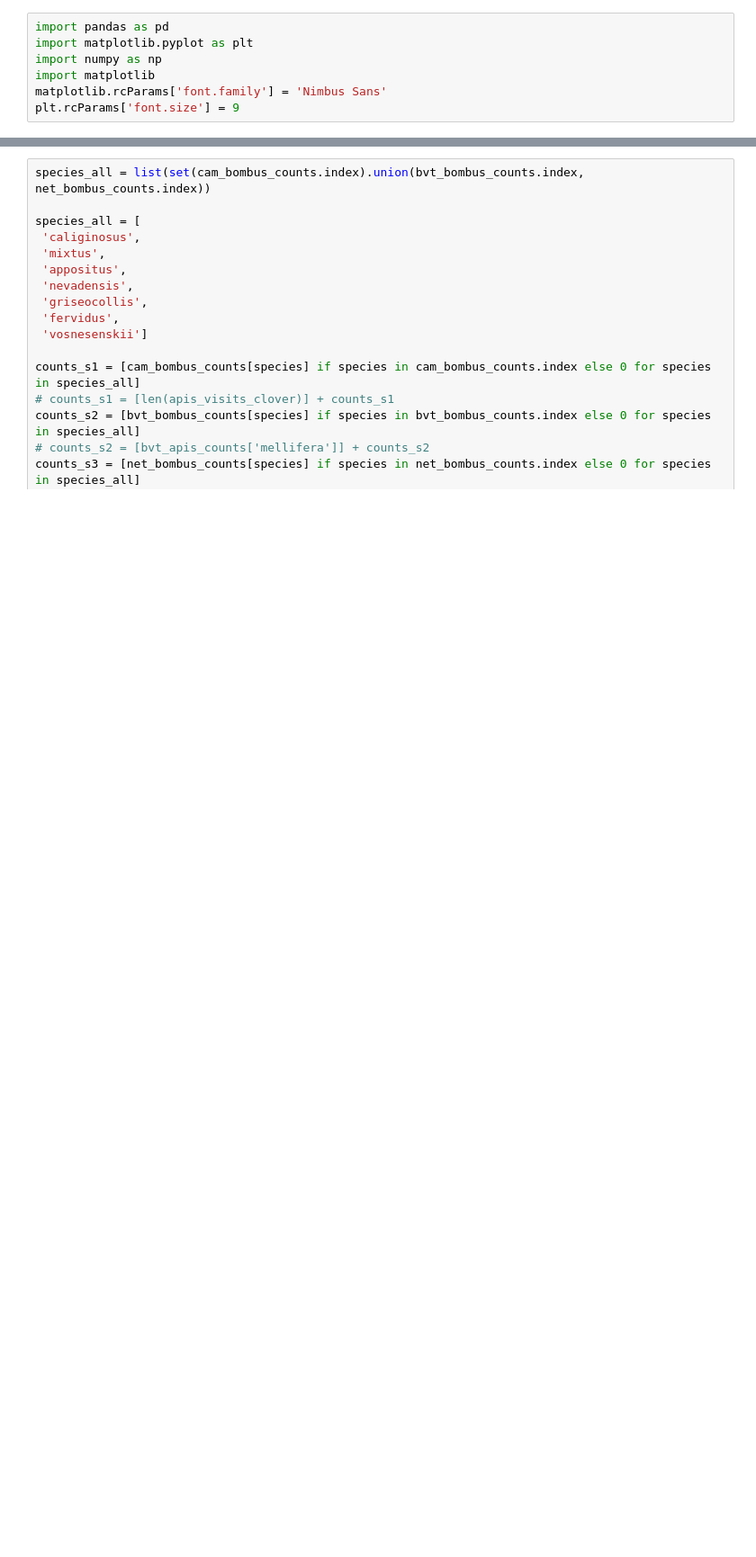
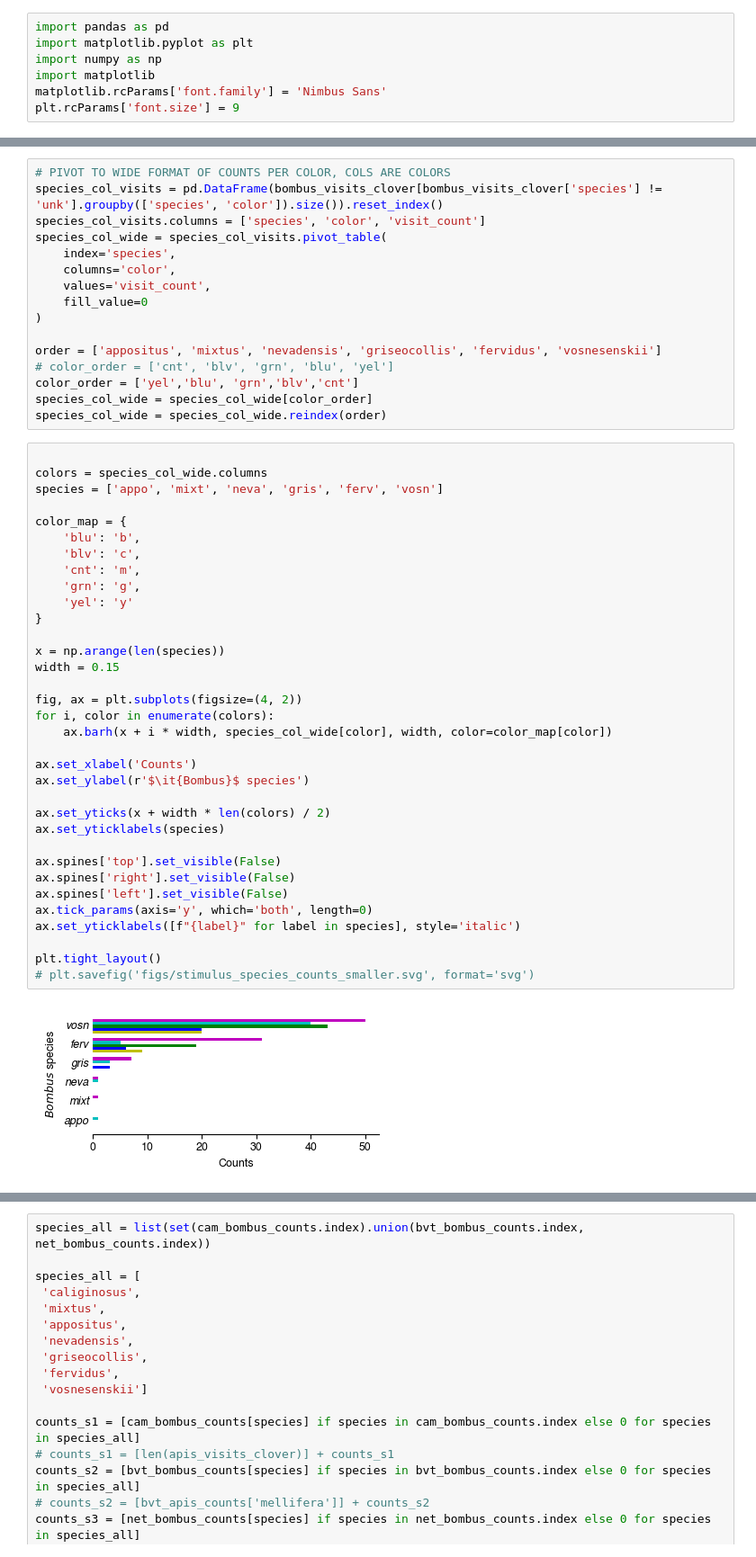
Before and after one commit to mparkergetz/bee_cam_data_processing, a Jupyter notebook: nb4_process_community_data.ipynb, the cells around one changed output, grey strips where cells are left out. Shown at 90% size. Drawn from its saved outputs; the diff is of its cells as text; blank space fills up the shorter version.

Commit message:
add species per color plot

```diff
--- a/nb4_process_community_data.ipynb
+++ b/nb4_process_community_data.ipynb
@@ -20,4 +19,56 @@ nevadensis        2
 mixtus            1
 appositus         1
 Name: count, dtype: int64
+# %%
+# PIVOT TO WIDE FORMAT OF COUNTS PER COLOR, COLS ARE COLORS
+species_col_visits = pd.DataFrame(bombus_visits_clover[bombus_visits_clover['species'] != 'unk'].groupby(['species', 'color']).size()).reset_index()
+species_col_visits.columns = ['species', 'color', 'visit_count']
+species_col_wide = species_col_visits.pivot_table(
+    index='species',
+    columns='color',
+    values='visit_count',
+    fill_value=0
+)
+
+order = ['appositus', 'mixtus', 'nevadensis', 'griseocollis', 'fervidus', 'vosnesenskii']
+# color_order = ['cnt', 'blv', 'grn', 'blu', 'yel']
+color_order = ['yel','blu', 'grn','blv','cnt']
+species_col_wide = species_col_wide[color_order]
+species_col_wide = species_col_wide.reindex(order)
+# %%
+
+colors = species_col_wide.columns
+species = ['appo', 'mixt', 'neva', 'gris', 'ferv', 'vosn']
+
+color_map = {
+    'blu': 'b',
+    'blv': 'c',
+    'cnt': 'm',
+    'grn': 'g',
+    'yel': 'y'
+}
+
+x = np.arange(len(species))
+width = 0.15
+
+fig, ax = plt.subplots(figsize=(4, 2))
+for i, color in enumerate(colors):
+    ax.barh(x + i * width, species_col_wide[color], width, color=color_map[color])
+
+ax.set_xlabel('Counts')
+ax.set_ylabel(r'$\it{Bombus}$ species')
+
+ax.set_yticks(x + width * len(colors) / 2)
+ax.set_yticklabels(species)
+
+ax.spines['top'].set_visible(False)
+ax.spines['right'].set_visible(False)
+ax.spines['left'].set_visible(False)
+ax.tick_params(axis='y', which='both', length=0)
+ax.set_yticklabels([f"{label}" for label in species], style='italic')
+
+plt.tight_layout()
+# plt.savefig('figs/stimulus_species_counts_smaller.svg', format='svg')
+# %% [output]
+[figure, added]
 # %%
```
Also changed, not shown: parts of 2 cells of this notebook.
